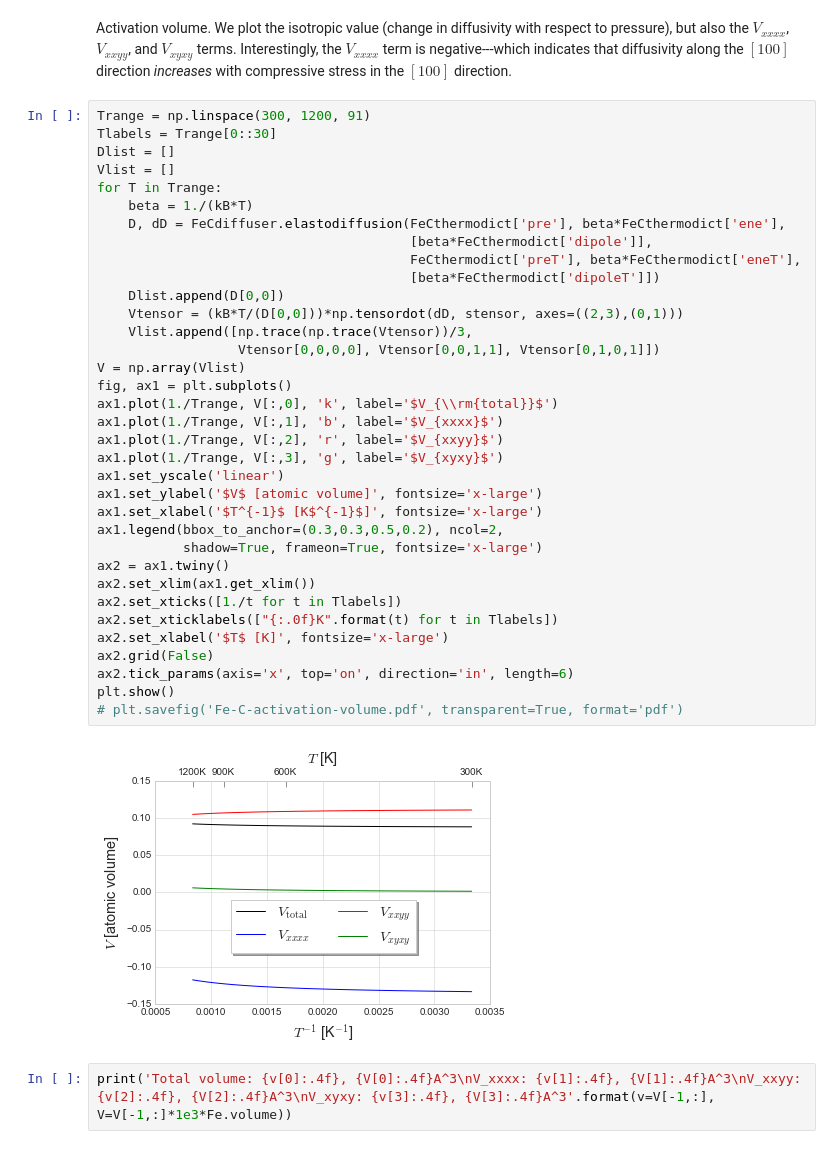
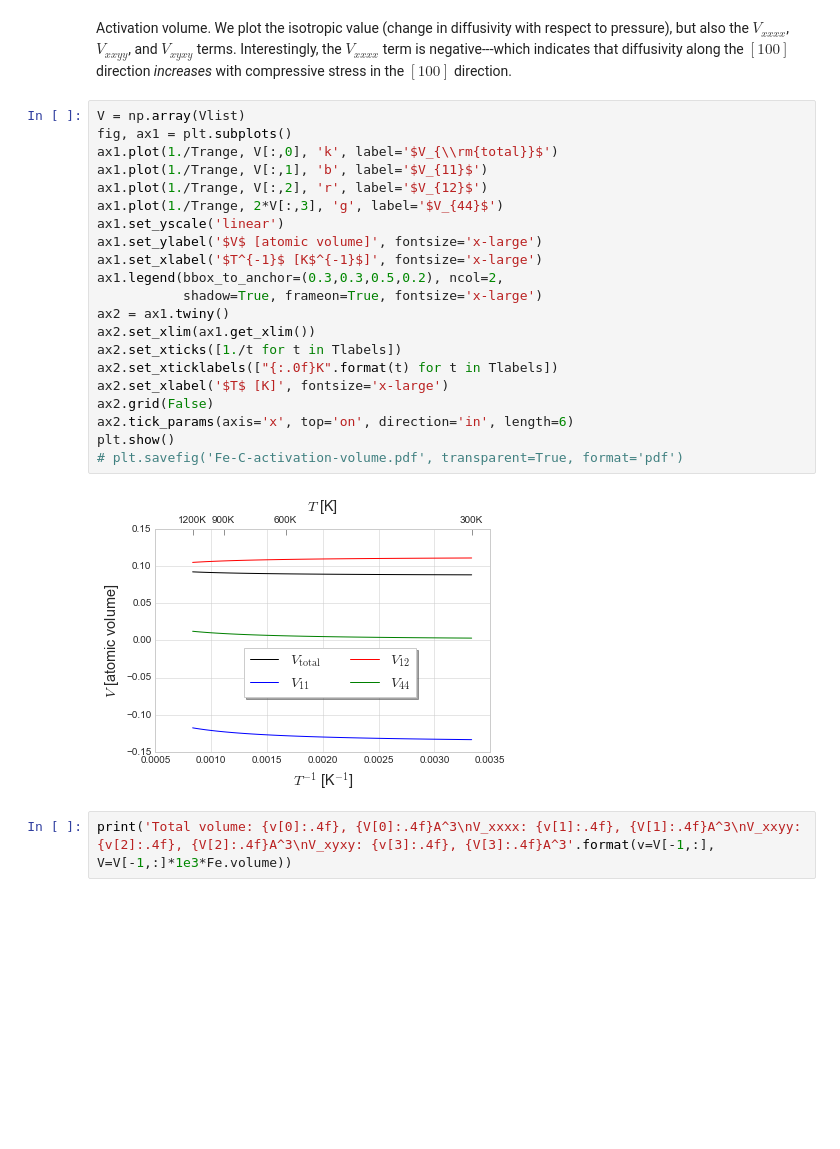
Before and after one commit to DallasTrinkle/Onsager, a Jupyter notebook: examples/Fe-C.ipynb, the cells around one changed output. Saved outputs shown, nothing was run; the diff lists cells and outputs as text; blank space fills up the shorter version.

```diff
--- a/examples/Fe-C.ipynb
+++ b/examples/Fe-C.ipynb
@@ -152,42 +191,28 @@ plt.show()
 # %% [markdown]
 Activation volume. We plot the isotropic value (change in diffusivity with respect to pressure), but also the $V_{xxxx}$, $V_{xxyy}$, and $V_{xyxy}$ terms. Interestingly, the $V_{xxxx}$ term is negative---which indicates that diffusivity along the $[100]$ direction *increases* with compressive stress in the $[100]$ direction.
 # %%
-Trange = np.linspace(300, 1200, 91)
-Tlabels = Trange[0::30]
-Dlist = []
-Vlist = []
-for T in Trange:
-    beta = 1./(kB*T)
-    D, dD = FeCdiffuser.elastodiffusion(FeCthermodict['pre'], beta*FeCthermodict['ene'],
-                                        [beta*FeCthermodict['dipole']],
-                                        FeCthermodict['preT'], beta*FeCthermodict['eneT'],
-                                        [beta*FeCthermodict['dipoleT']])
-    Dlist.append(D[0,0])
-    Vtensor = (kB*T/(D[0,0]))*np.tensordot(dD, stensor, axes=((2,3),(0,1)))
-    Vlist.append([np.trace(np.trace(Vtensor))/3,
-                  Vtensor[0,0,0,0], Vtensor[0,0,1,1], Vtensor[0,1,0,1]])
 V = np.array(Vlist)
 fig, ax1 = plt.subplots()
 ax1.plot(1./Trange, V[:,0], 'k', label='$V_{\\rm{total}}$')
-ax1.plot(1./Trange, V[:,1], 'b', label='$V_{xxxx}$')
-ax1.plot(1./Trange, V[:,2], 'r', label='$V_{xxyy}$')
-ax1.plot(1./Trange, V[:,3], 'g', label='$V_{xyxy}$')
+ax1.plot(1./Trange, V[:,1], 'b', label='$V_{11}$')
+ax1.plot(1./Trange, V[:,2], 'r', label='$V_{12}$')
+ax1.plot(1./Trange, 2*V[:,3], 'g', label='$V_{44}$')
 ax1.set_yscale('linear')
 ax1.set_ylabel('$V$ [atomic volume]', fontsize='x-large')
 ax1.set_xlabel('$T^{-1}$ [K$^{-1}$]', fontsize='x-large')
 ax1.legend(bbox_to_anchor=(0.3,0.3,0.5,0.2), ncol=2,
            shadow=True, frameon=True, fontsize='x-large')
 ax2 = ax1.twiny()
 ax2.set_xlim(ax1.get_xlim())
 ax2.set_xticks([1./t for t in Tlabels])
 ax2.set_xticklabels(["{:.0f}K".format(t) for t in Tlabels])
 ax2.set_xlabel('$T$ [K]', fontsize='x-large')
 ax2.grid(False)
 ax2.tick_params(axis='x', top='on', direction='in', length=6)
 plt.show()
 # plt.savefig('Fe-C-activation-volume.pdf', transparent=True, format='pdf')
 # %% [output]
-[figure, old version]
+[figure, new version]
 # %%
 print('Total volume: {v[0]:.4f}, {V[0]:.4f}A^3\nV_xxxx: {v[1]:.4f}, {V[1]:.4f}A^3\nV_xxyy: {v[2]:.4f}, {V[2]:.4f}A^3\nV_xyxy: {v[3]:.4f}, {V[3]:.4f}A^3'.format(v=V[-1,:], V=V[-1,:]*1e3*Fe.volume))
 # %% [output]
```
Also changed, not shown: parts of 7 cells of this notebook.
